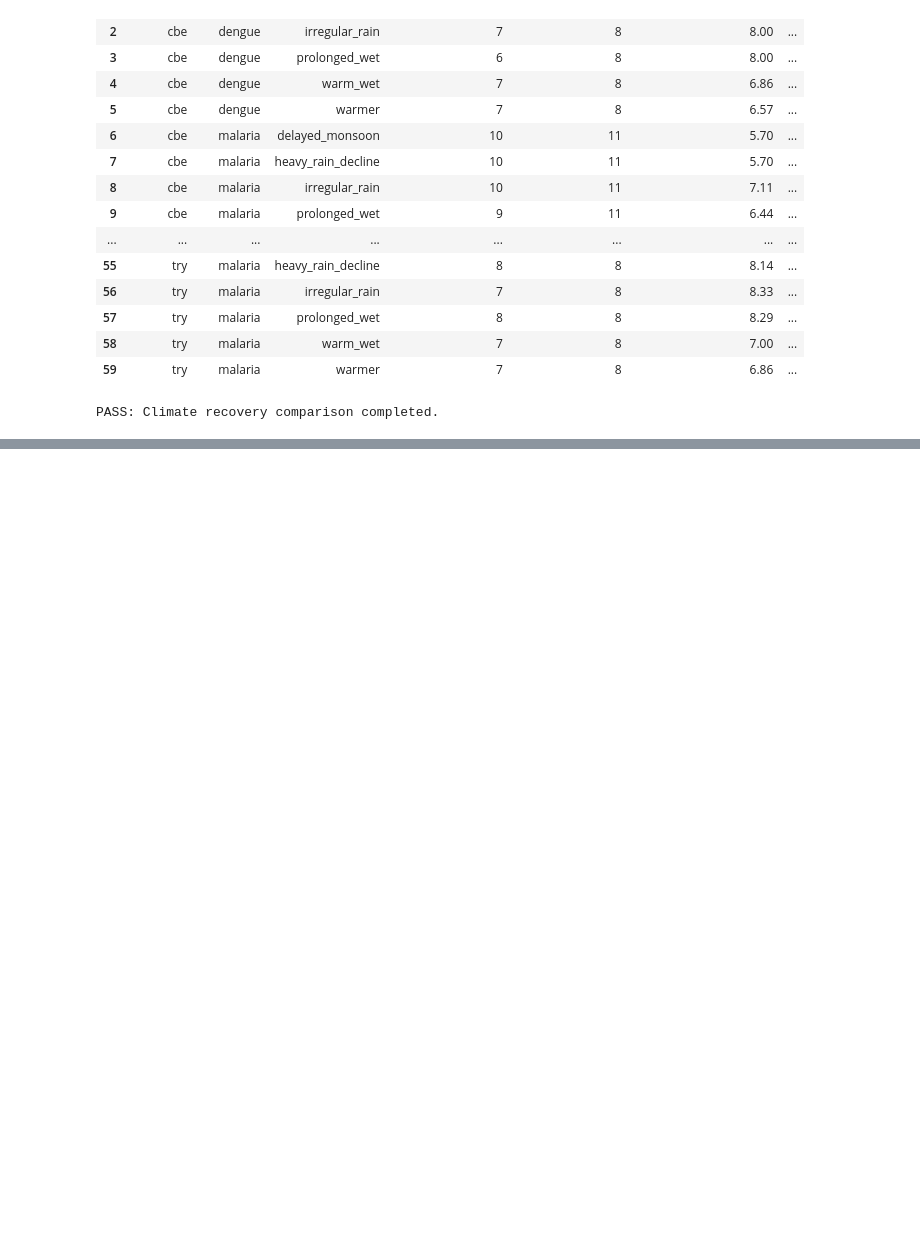
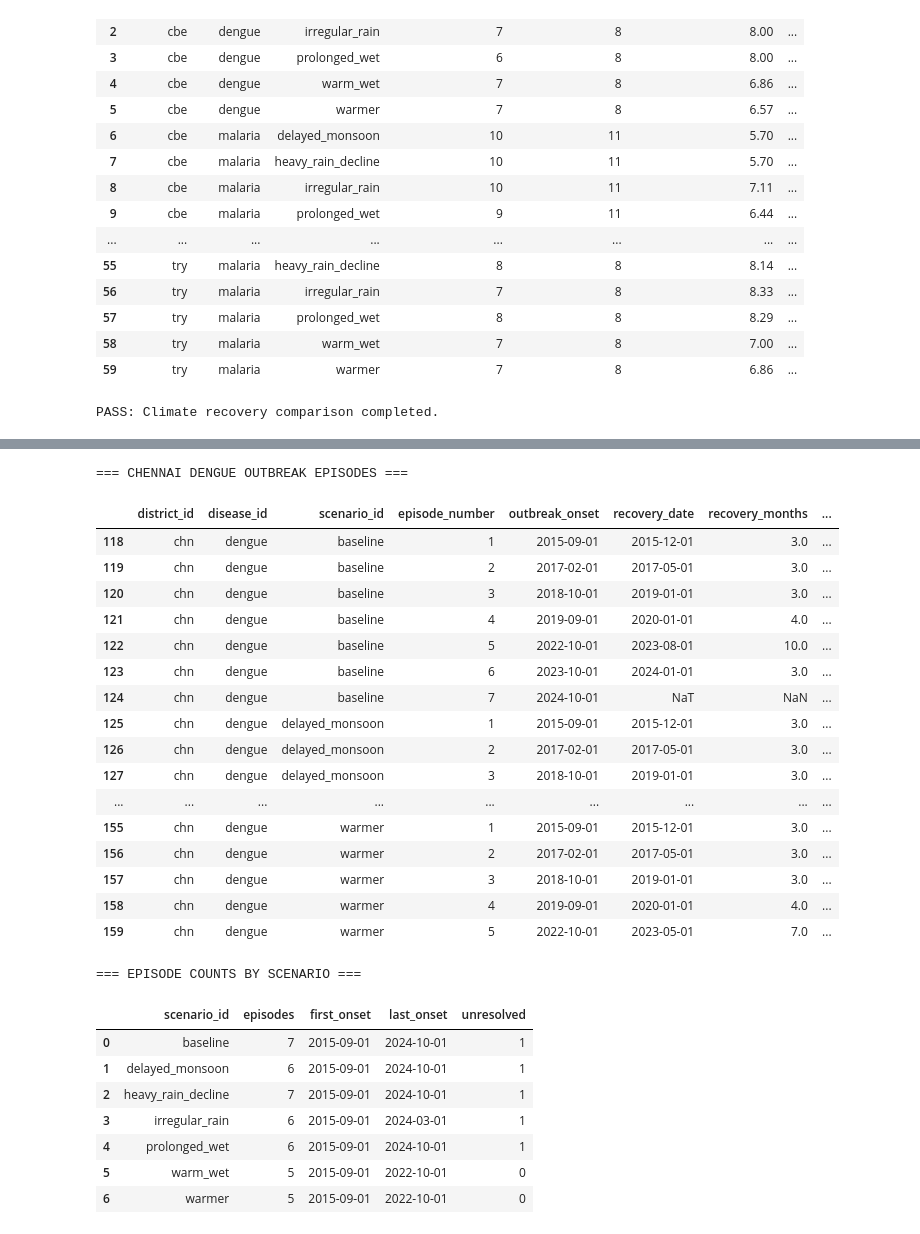
Before and after one commit to Trisha-k06/EpiMetrics-Climate, a Jupyter notebook: notebooks/07_climate_recovery_analysis.ipynb, the cells around one changed output, grey strips where cells are left out. Saved outputs shown, nothing was run; the diff lists cells and outputs as text; code cells hidden in the pictures; blank space fills up the shorter version.

```diff
--- a/notebooks/07_climate_recovery_analysis.ipynb
+++ b/notebooks/07_climate_recovery_analysis.ipynb
@@ -751,0 +758,79 @@ PASS: Climate recovery comparison completed.
+# %%
+
+# Inspect outbreak timing across climate scenarios
+
+assert not recovery_results.empty, "No recovery episodes available."
+
+episode_timing = recovery_results[
+    [
+        "district_id",
+        "disease_id",
+        "scenario_id",
+        "episode_number",
+        "outbreak_onset",
+        "recovery_date",
+        "recovery_months",
+        "recovery_interruptions",
+        "recovery_status"
+    ]
+].copy()
+
+episode_timing["outbreak_onset"] = pd.to_datetime(
+    episode_timing["outbreak_onset"]
+)
+
+# Focus on Chennai dengue for the first comparison
+chennai_dengue = episode_timing[
+    (episode_timing["district_id"] == "chn") &
+    (episode_timing["disease_id"] == "dengue")
+].sort_values(
+    ["scenario_id", "outbreak_onset"]
+)
+
+print("=== CHENNAI DENGUE OUTBREAK EPISODES ===")
+
+display(chennai_dengue)
+
+print("\n=== EPISODE COUNTS BY SCENARIO ===")
+
+display(
+    chennai_dengue.groupby("scenario_id")
+    .agg(
+        episodes=("episode_number", "count"),
+        first_onset=("outbreak_onset", "min"),
+        last_onset=("outbreak_onset", "max"),
+        unresolved=(
+            "recovery_status",
+            lambda x: (x == "unresolved").sum()
+        )
+    )
+    .reset_index()
+)
+# %% [output]
+=== CHENNAI DENGUE OUTBREAK EPISODES ===
+|  | district_id | disease_id | scenario_id | episode_number | outbreak_onset | recovery_date | recovery_months | ... |
+| 118 | chn | dengue | baseline | 1 | 2015-09-01 | 2015-12-01 | 3.0 | ... |
+| 119 | chn | dengue | baseline | 2 | 2017-02-01 | 2017-05-01 | 3.0 | ... |
+| 120 | chn | dengue | baseline | 3 | 2018-10-01 | 2019-01-01 | 3.0 | ... |
+| 121 | chn | dengue | baseline | 4 | 2019-09-01 | 2020-01-01 | 4.0 | ... |
+| 122 | chn | dengue | baseline | 5 | 2022-10-01 | 2023-08-01 | 10.0 | ... |
+| 123 | chn | dengue | baseline | 6 | 2023-10-01 | 2024-01-01 | 3.0 | ... |
+| 124 | chn | dengue | baseline | 7 | 2024-10-01 | NaT | NaN | ... |
+| 125 | chn | dengue | delayed_monsoon | 1 | 2015-09-01 | 2015-12-01 | 3.0 | ... |
+| 126 | chn | dengue | delayed_monsoon | 2 | 2017-02-01 | 2017-05-01 | 3.0 | ... |
+| 127 | chn | dengue | delayed_monsoon | 3 | 2018-10-01 | 2019-01-01 | 3.0 | ... |
+| ... | ... | ... | ... | ... | ... | ... | ... | ... |
+| 155 | chn | dengue | warmer | 1 | 2015-09-01 | 2015-12-01 | 3.0 | ... |
+| 156 | chn | dengue | warmer | 2 | 2017-02-01 | 2017-05-01 | 3.0 | ... |
+| 157 | chn | dengue | warmer | 3 | 2018-10-01 | 2019-01-01 | 3.0 | ... |
+| 158 | chn | dengue | warmer | 4 | 2019-09-01 | 2020-01-01 | 4.0 | ... |
+| 159 | chn | dengue | warmer | 5 | 2022-10-01 | 2023-05-01 | 7.0 | ... |
+=== EPISODE COUNTS BY SCENARIO ===
+|  | scenario_id | episodes | first_onset | last_onset | unresolved |
+| 0 | baseline | 7 | 2015-09-01 | 2024-10-01 | 1 |
+| 1 | delayed_monsoon | 6 | 2015-09-01 | 2024-10-01 | 1 |
+| 2 | heavy_rain_decline | 7 | 2015-09-01 | 2024-10-01 | 1 |
+| 3 | irregular_rain | 6 | 2015-09-01 | 2024-03-01 | 1 |
+| 4 | prolonged_wet | 6 | 2015-09-01 | 2024-10-01 | 1 |
+| 5 | warm_wet | 5 | 2015-09-01 | 2022-10-01 | 0 |
+| 6 | warmer | 5 | 2015-09-01 | 2022-10-01 | 0 |
```
Also changed, not shown: parts of 6 cells of this notebook, 7 other files.
